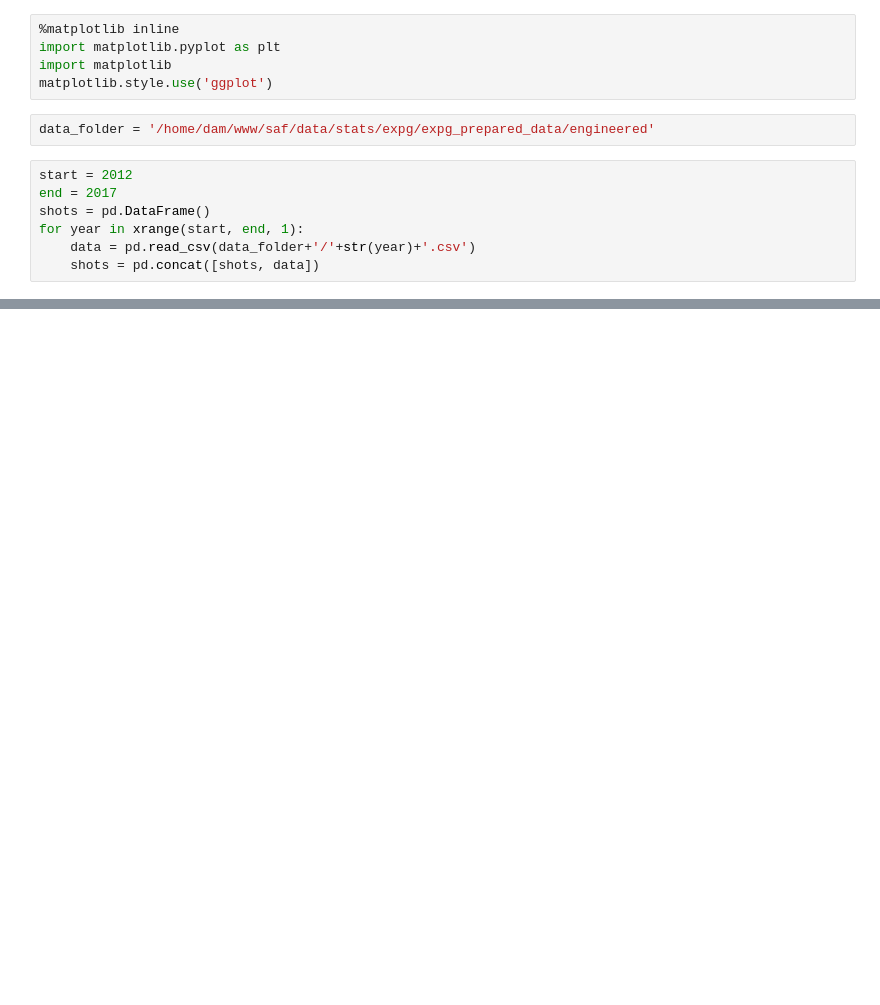
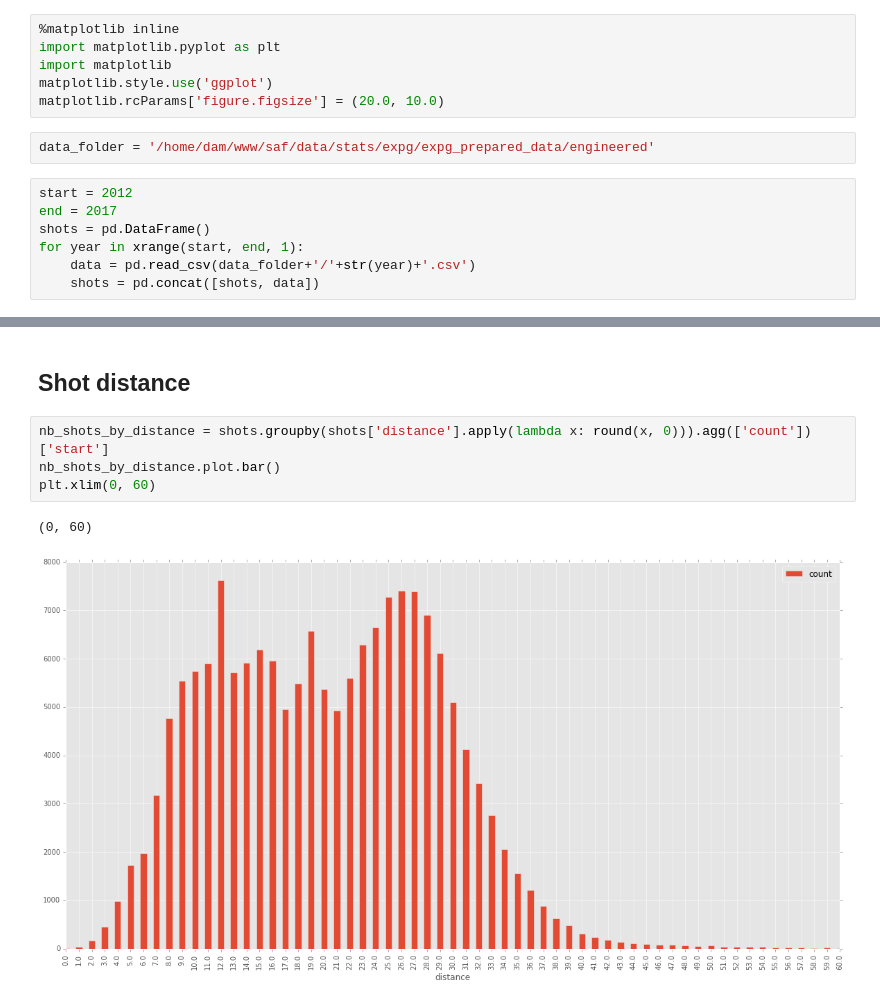
Before and after one commit to 10contre11/notebooks, a Jupyter notebook: xg_features_selection.ipynb, the cells around one changed output, grey strips where cells are left out. Saved outputs shown, nothing was run; the diff lists cells and outputs as text; blank space fills up the shorter version.

Commit message:
figures

```diff
--- a/xg_features_selection.ipynb
+++ b/xg_features_selection.ipynb
@@ -11,6 +11,7 @@ We configure matplolib display
 import matplotlib.pyplot as plt
 import matplotlib
 matplotlib.style.use('ggplot')
+matplotlib.rcParams['figure.figsize'] = (20.0, 10.0)
 # %%
 data_folder = '/home/dam/www/saf/data/stats/expg/expg_prepared_data/engineered'
 # %%
@@ -31,0 +24,9 @@ shots.plot.hist(stacked=True, bins=20)
+# %% [markdown]
+## Shot distance
+# %%
+nb_shots_by_distance = shots.groupby(shots['distance'].apply(lambda x: round(x, 0))).agg(['count'])['start']
+nb_shots_by_distance.plot.bar()
+plt.xlim(0, 60)
+# %% [output]
+(0, 60)
+[figure, added]
```
Also changed, not shown: parts of 8 cells of this notebook.
